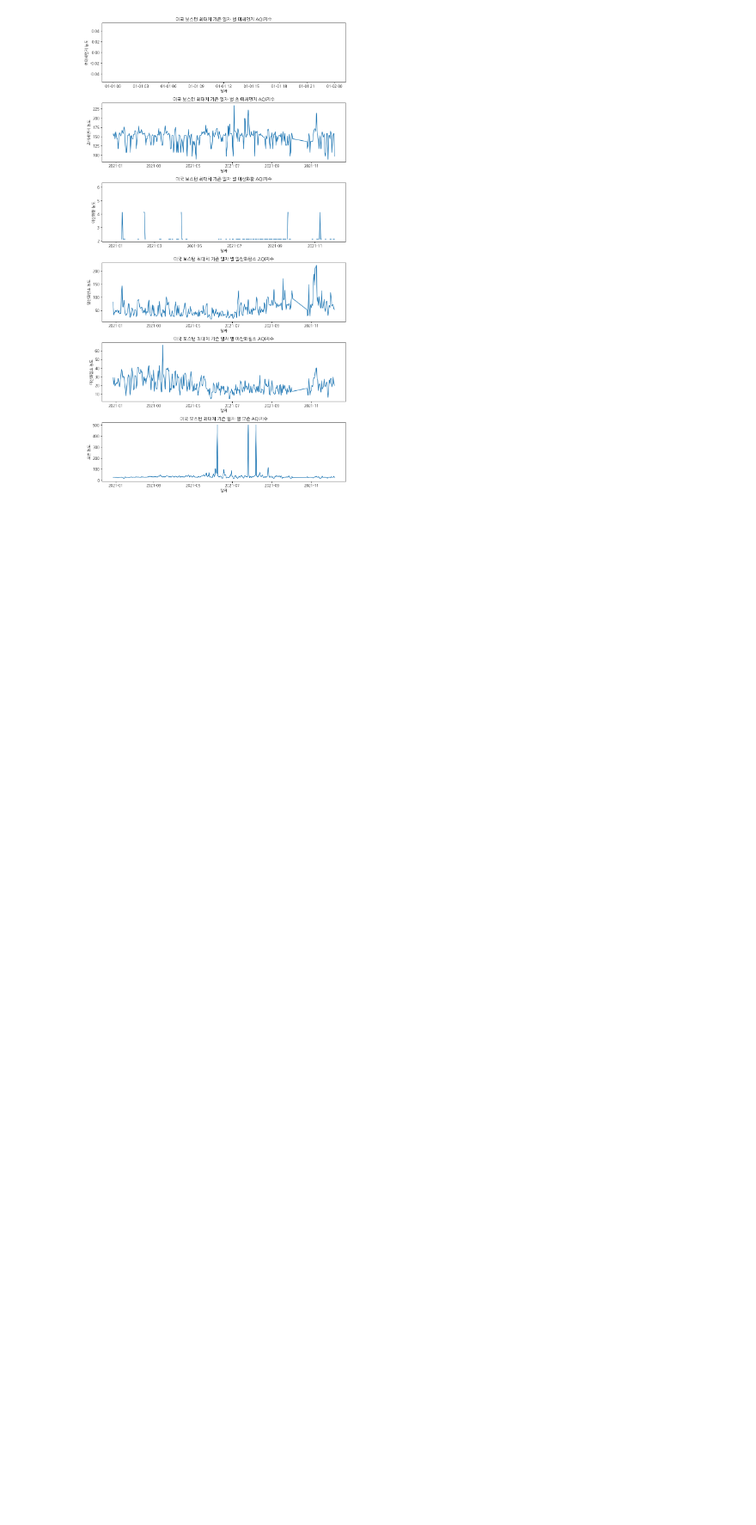
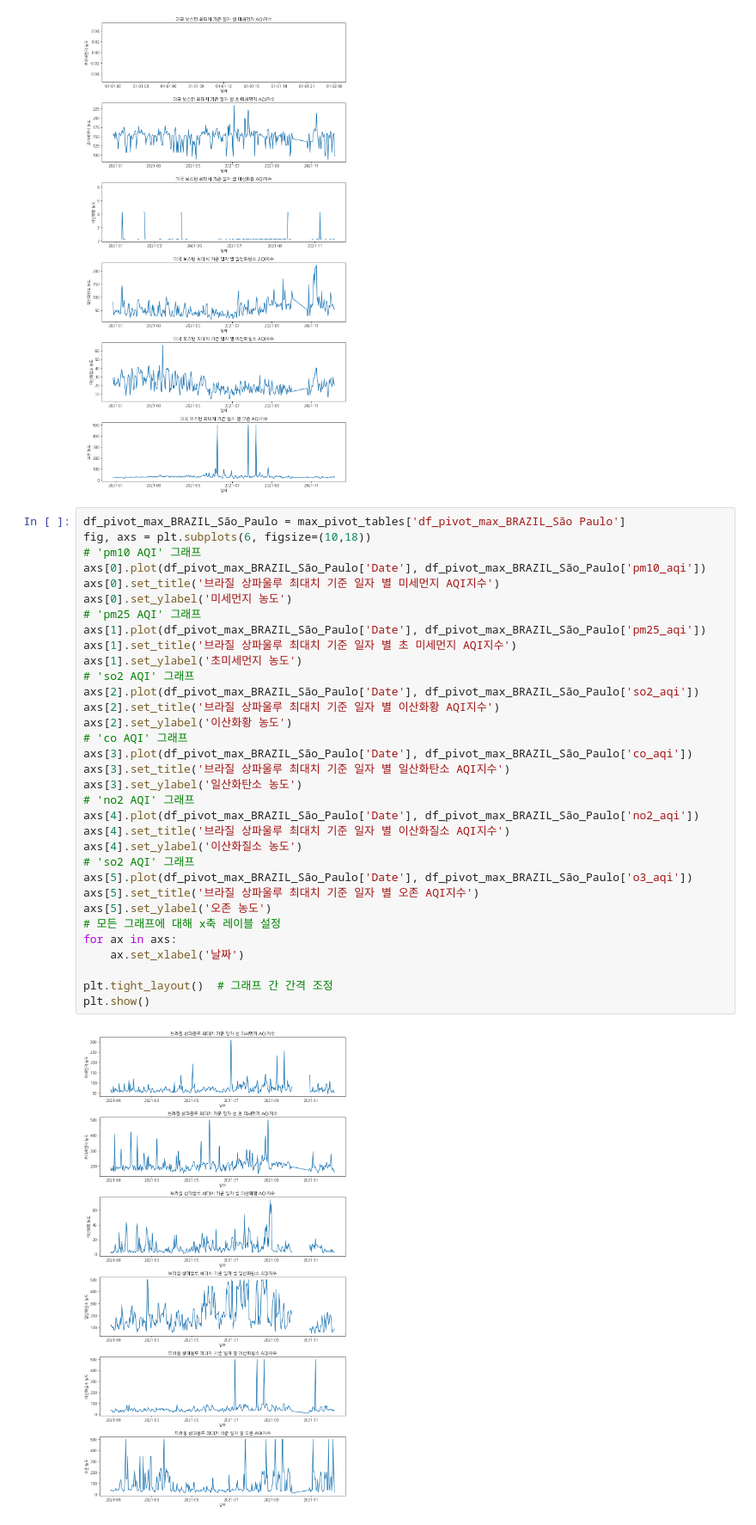
Before and after one commit to kdj0712/study_data_analytics, a Jupyter notebook: docs/quests/EDAs/EDA_kaggle_air_quality_in_covid19_ipynb.ipynb, the cells around one changed output. Shown at 86% size. Cells and saved outputs as stored; diff of their text form; blank space fills up the shorter version.

```diff
--- a/docs/quests/EDAs/EDA_kaggle_air_quality_in_covid19_ipynb.ipynb
+++ b/docs/quests/EDAs/EDA_kaggle_air_quality_in_covid19_ipynb.ipynb
@@ -362,3 +362,38 @@ plt.tight_layout()  # 그래프 간 간격 조정
 plt.show()
 # %% [output]
 [figure]
+# %%
+df_pivot_max_BRAZIL_São_Paulo = max_pivot_tables['df_pivot_max_BRAZIL_São Paulo']
+fig, axs = plt.subplots(6, figsize=(10,18))
+# 'pm10 AQI' 그래프
+axs[0].plot(df_pivot_max_BRAZIL_São_Paulo['Date'], df_pivot_max_BRAZIL_São_Paulo['pm10_aqi'])
+axs[0].set_title('브라질 상파울루 최대치 기준 일자 별 미세먼지 AQI지수')
+axs[0].set_ylabel('미세먼지 농도')
+# 'pm25 AQI' 그래프
+axs[1].plot(df_pivot_max_BRAZIL_São_Paulo['Date'], df_pivot_max_BRAZIL_São_Paulo['pm25_aqi'])
+axs[1].set_title('브라질 상파울루 최대치 기준 일자 별 초 미세먼지 AQI지수')
+axs[1].set_ylabel('초미세먼지 농도')
+# 'so2 AQI' 그래프
+axs[2].plot(df_pivot_max_BRAZIL_São_Paulo['Date'], df_pivot_max_BRAZIL_São_Paulo['so2_aqi'])
+axs[2].set_title('브라질 상파울루 최대치 기준 일자 별 이산화황 AQI지수')
+axs[2].set_ylabel('이산화황 농도')
+# 'co AQI' 그래프
+axs[3].plot(df_pivot_max_BRAZIL_São_Paulo['Date'], df_pivot_max_BRAZIL_São_Paulo['co_aqi'])
+axs[3].set_title('브라질 상파울루 최대치 기준 일자 별 일산화탄소 AQI지수')
+axs[3].set_ylabel('일산화탄소 농도')
+# 'no2 AQI' 그래프
+axs[4].plot(df_pivot_max_BRAZIL_São_Paulo['Date'], df_pivot_max_BRAZIL_São_Paulo['no2_aqi'])
+axs[4].set_title('브라질 상파울루 최대치 기준 일자 별 이산화질소 AQI지수')
+axs[4].set_ylabel('이산화질소 농도')
+# 'so2 AQI' 그래프
+axs[5].plot(df_pivot_max_BRAZIL_São_Paulo['Date'], df_pivot_max_BRAZIL_São_Paulo['o3_aqi'])
+axs[5].set_title('브라질 상파울루 최대치 기준 일자 별 오존 AQI지수')
+axs[5].set_ylabel('오존 농도')
+# 모든 그래프에 대해 x축 레이블 설정
+for ax in axs:
+    ax.set_xlabel('날짜')
+
+plt.tight_layout()  # 그래프 간 간격 조정
+plt.show()
+# %% [output]
+[figure, added]
```
Also changed, not shown: parts of 1 cell of this notebook.
